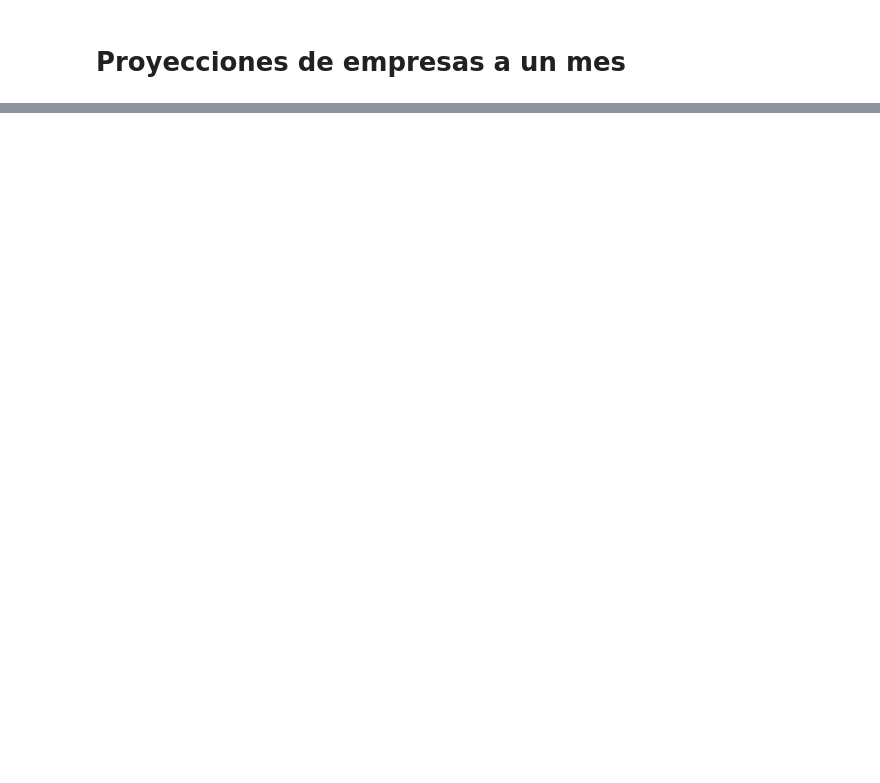
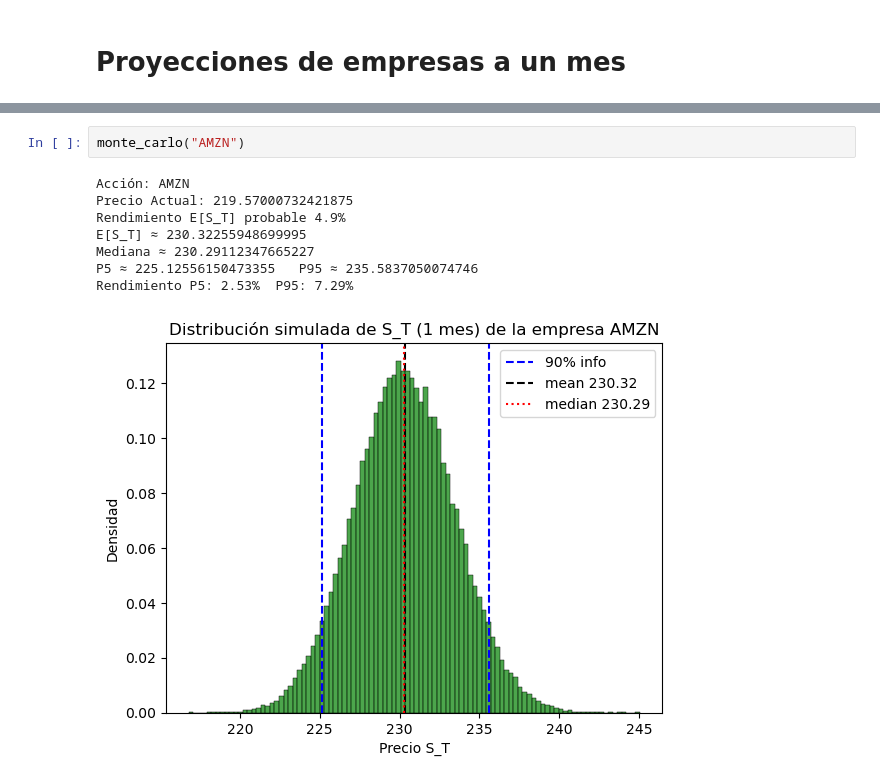
Before and after one commit to leon-mtz07/Proyecciones-de-empresas, a Jupyter notebook: Proyecciones.ipynb, the cells around one changed output, grey strips where cells are left out. Drawn from its saved outputs; the diff is of its cells as text; blank space fills up the shorter version.

```diff
--- a/Proyecciones.ipynb
+++ b/Proyecciones.ipynb
@@ -206,0 +101,11 @@ Rendimiento P5: -1.35%  P95: 10.87%
+# %%
+monte_carlo("AMZN")
+# %% [output]
+Acción: AMZN
+Precio Actual: 219.57000732421875
+Rendimiento E[S_T] probable 4.9%
+E[S_T] ≈ 230.32255948699995
+Mediana ≈ 230.29112347665227
+P5 ≈ 225.12556150473355   P95 ≈ 235.5837050074746
+Rendimiento P5: 2.53%  P95: 7.29%
+[figure, added]
```
Also changed, not shown: parts of 27 cells of this notebook, 2 other files.
